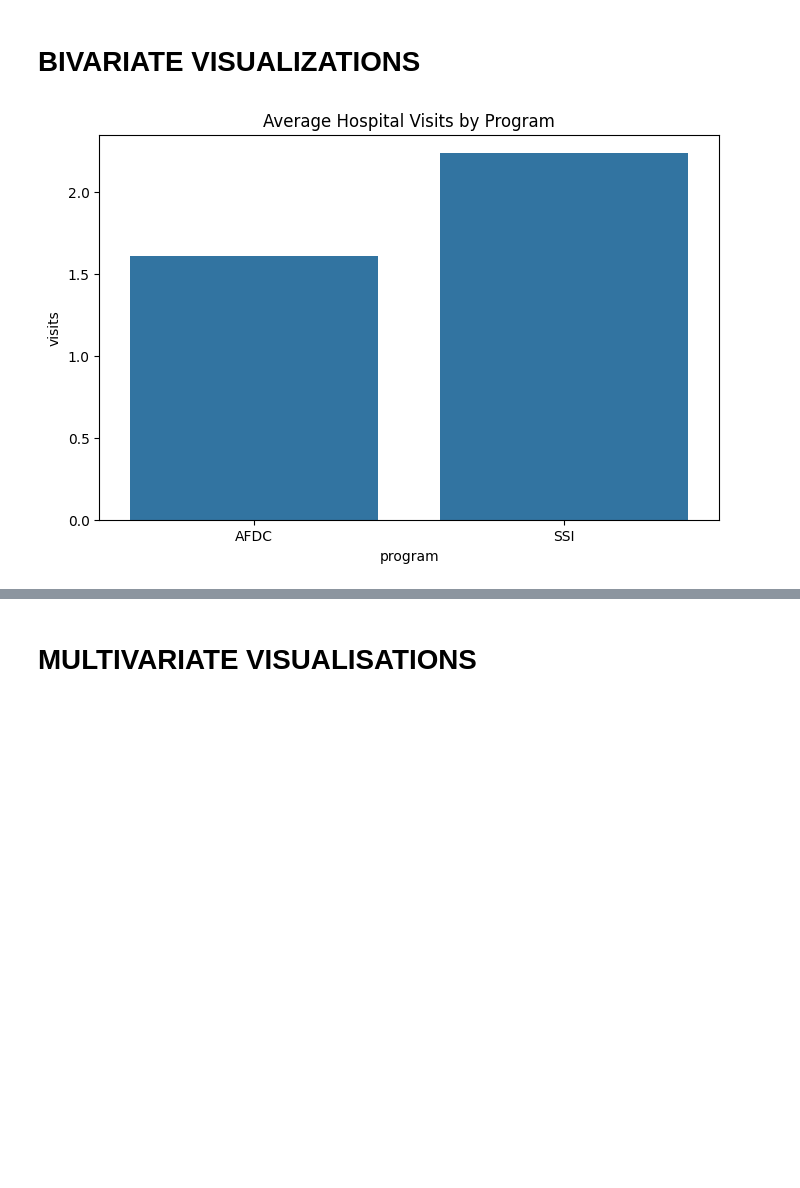
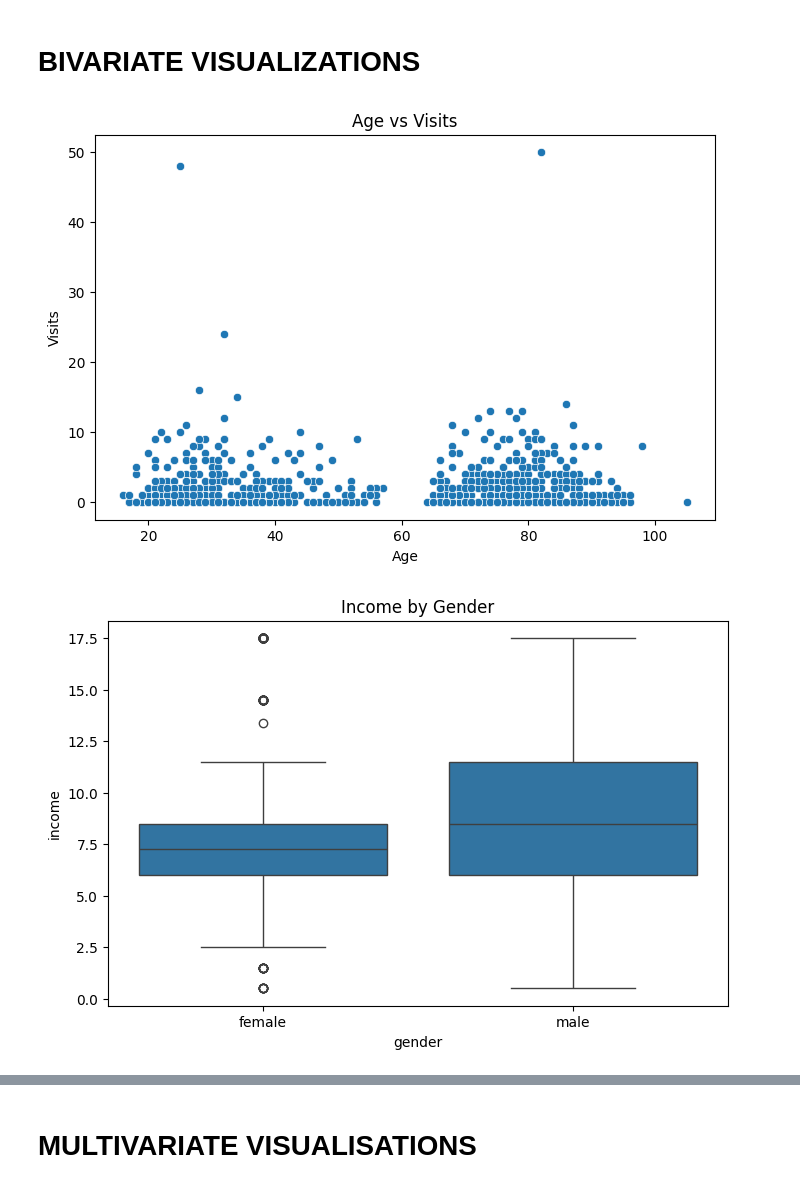
Before and after one commit to Rohith-kumar-123/R.Rohithkumar, a Jupyter notebook: EDA1.ipynb, the cells around one changed output, grey strips where cells are left out. Drawn from its saved outputs; the diff is of its cells as text; code cells hidden in the pictures; blank space fills up the shorter version.

```diff
--- a/EDA1.ipynb
+++ b/EDA1.ipynb
@@ -262,13 +301,23 @@ plt.show()
 [figure]
 # %% [markdown]
 # BIVARIATE VISUALIZATIONS
+# %%
+plt.figure(figsize=(8,5))
+
+sns.scatterplot(data=df, x='age', y='visits')
+
+plt.title('Age vs Visits')
+plt.xlabel('Age')
+plt.ylabel('Visits')
+plt.show()
+# %% [output]
+[figure, added]
 # %%
 plt.figure(figsize=(8,5))
-sns.barplot(x='program', y='visits', data=df, estimator='mean', errorbar=None)
-plt.xticks([0,1], ['AFDC', 'SSI'])
-plt.title('Average Hospital Visits by Program')
+sns.boxplot(x='gender', y='income', data=df)
+plt.title('Income by Gender')
 plt.show()
 # %% [output]
-[figure, old version]
+[figure, new version]
 # %%
 plt.figure(figsize=(8,5))
```
Also changed, not shown: parts of 17 cells of this notebook.
